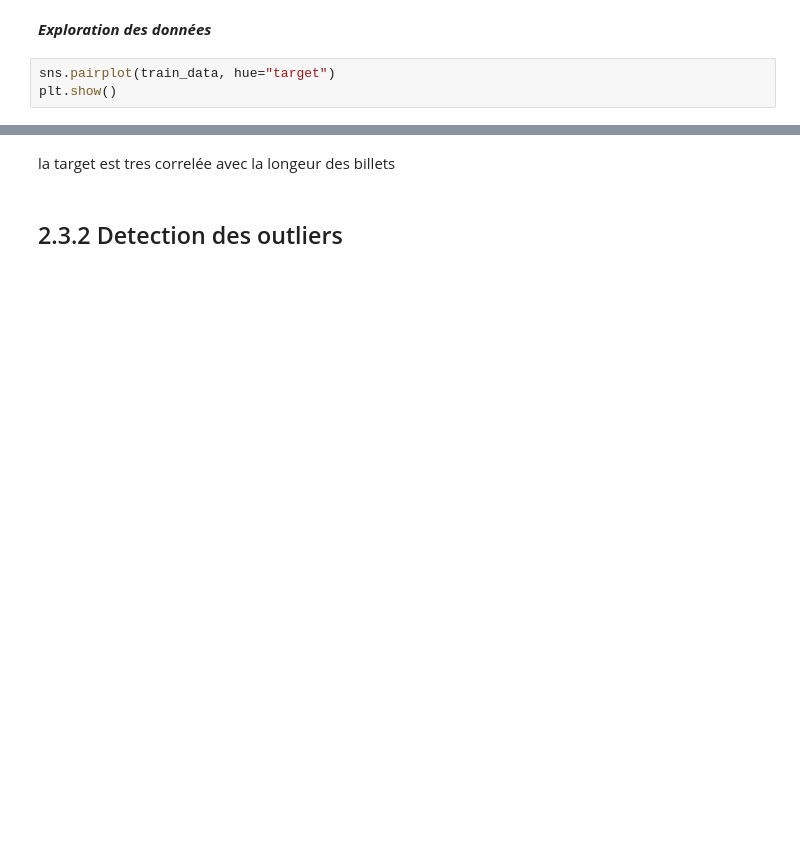
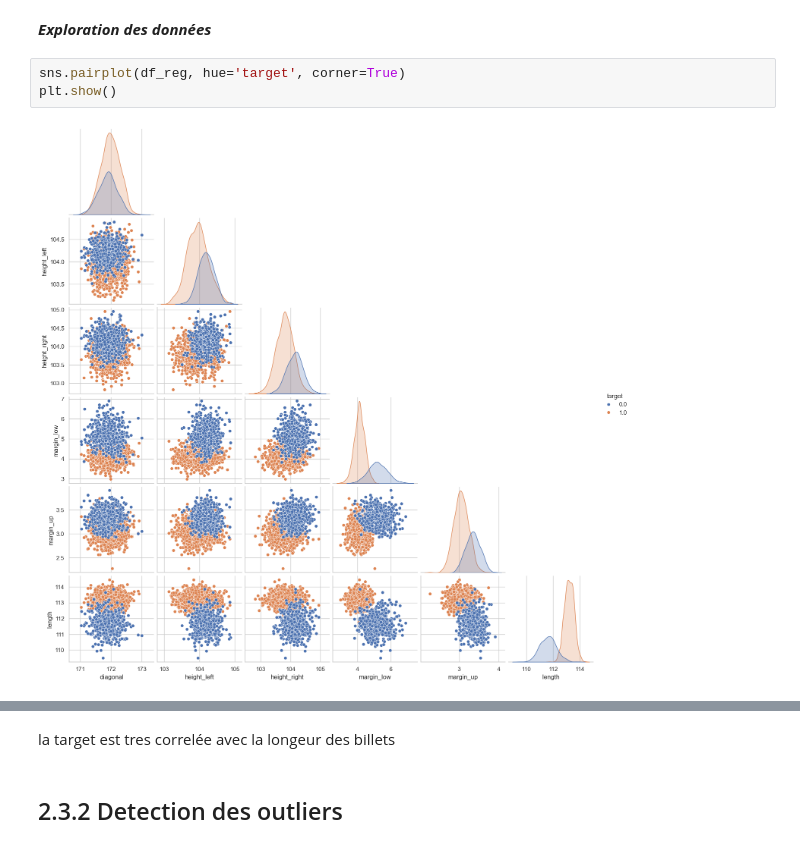
Before and after one commit to Nada-Lahbib/Project_10_Detection_des_faux_billets_avec_Python, a Jupyter notebook: notebooks/LAHBIB_Nada_1_notebook_022024.ipynb, the cells around one changed output, grey strips where cells are left out. Cells and saved outputs as stored; diff of their text form; blank space fills up the shorter version.

```diff
--- a/notebooks/LAHBIB_Nada_1_notebook_022024.ipynb
+++ b/notebooks/LAHBIB_Nada_1_notebook_022024.ipynb
@@ -446,6 +410,8 @@ La distribution de la variable "longueur" montre que les mesures des faux billet
 # %% [markdown]
 ***Exploration des données***
 # %%
-sns.pairplot(train_data, hue="target")
+sns.pairplot(df_reg, hue='target', corner=True)
 plt.show()
+# %% [output]
+[figure, added]
 # %%
```
Also changed, not shown: parts of 47 cells of this notebook.
